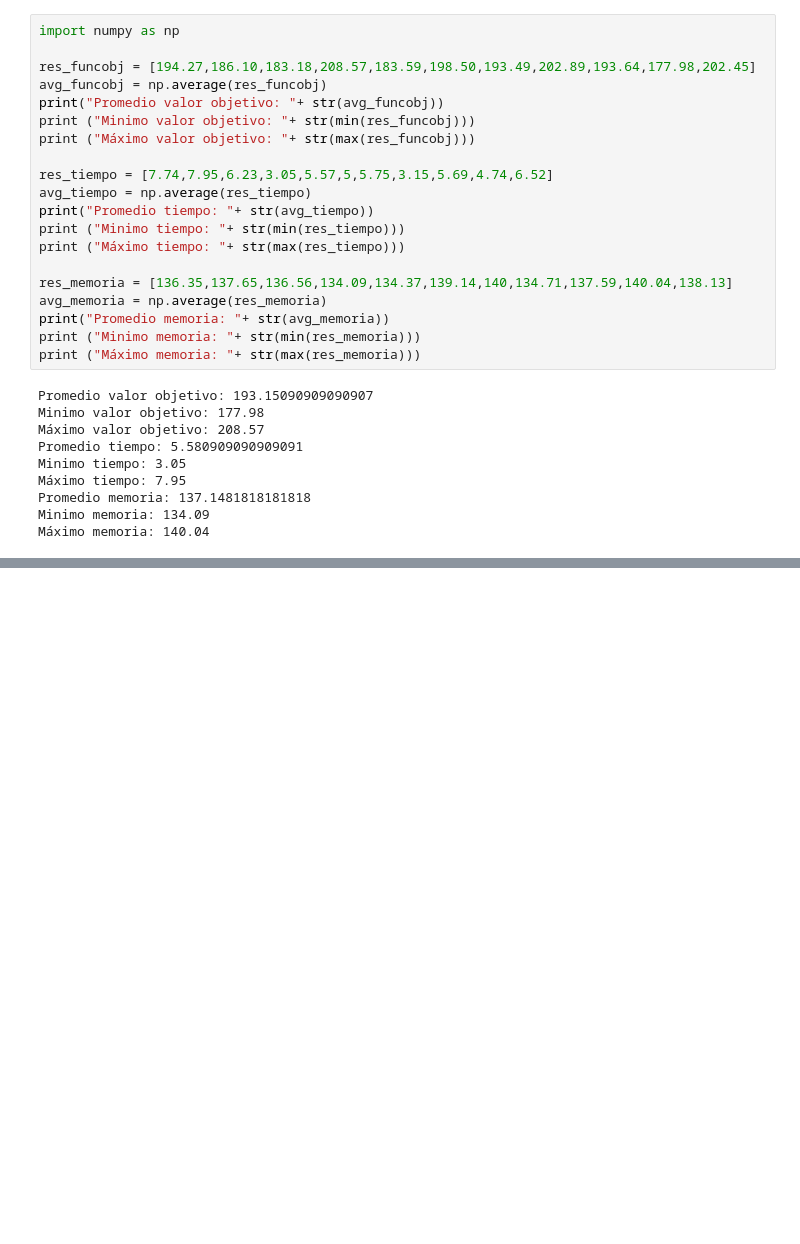
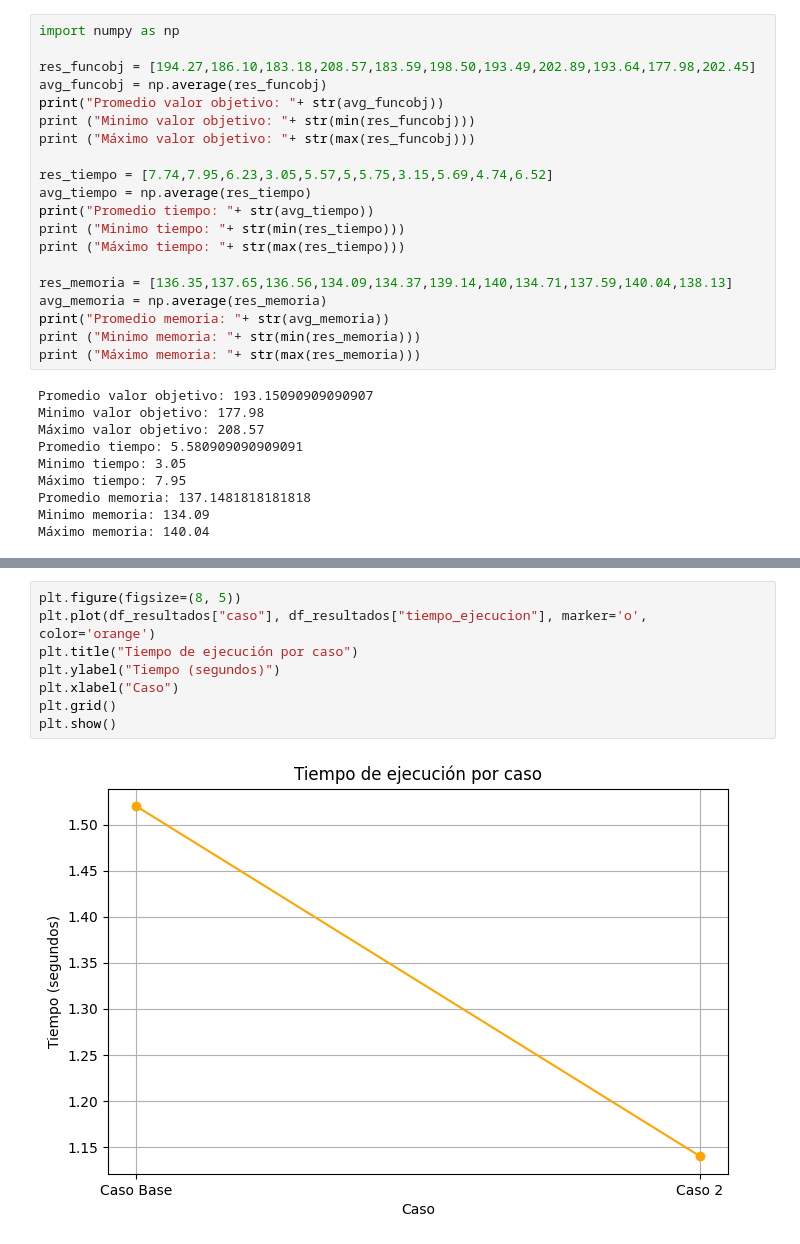
Before and after one commit to gabrielaeescobar/MOS-Proyecto-Etapa3, a Jupyter notebook: casoBaseGA.ipynb, the cells around one changed output, grey strips where cells are left out. Saved outputs shown, nothing was run; the diff lists cells and outputs as text; blank space fills up the shorter version.

```diff
--- a/casoBaseGA.ipynb
+++ b/casoBaseGA.ipynb
@@ -1000,0 +1099,10 @@ En resumen, la elección entre ambos enfoques debe depender de los objetivos esp
+# %%
+plt.figure(figsize=(8, 5))
+plt.plot(df_resultados["caso"], df_resultados["tiempo_ejecucion"], marker='o', color='orange')
+plt.title("Tiempo de ejecución por caso")
+plt.ylabel("Tiempo (segundos)")
+plt.xlabel("Caso")
+plt.grid()
+plt.show()
+# %% [output]
+[figure, added]
```
Also changed, not shown: parts of 8 cells of this notebook, 19 other files.
